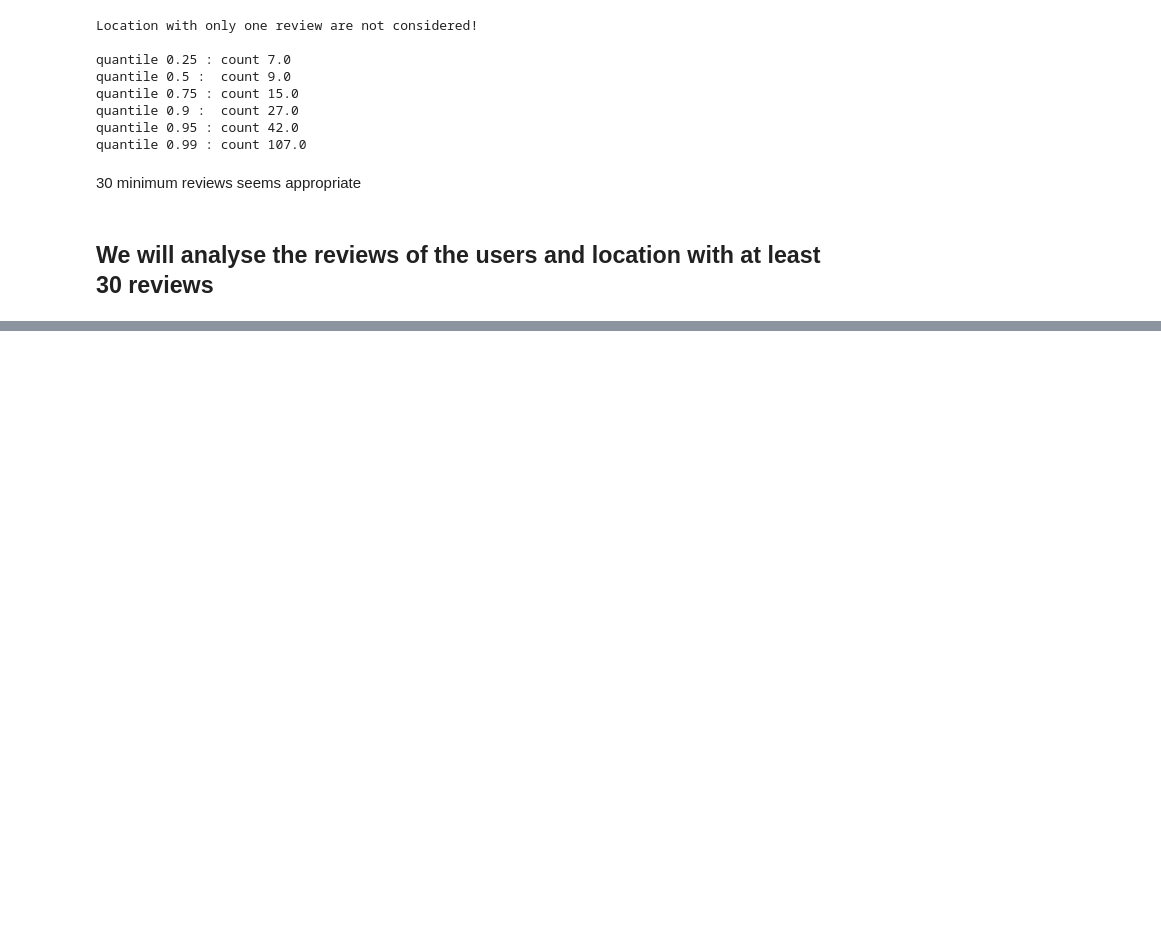
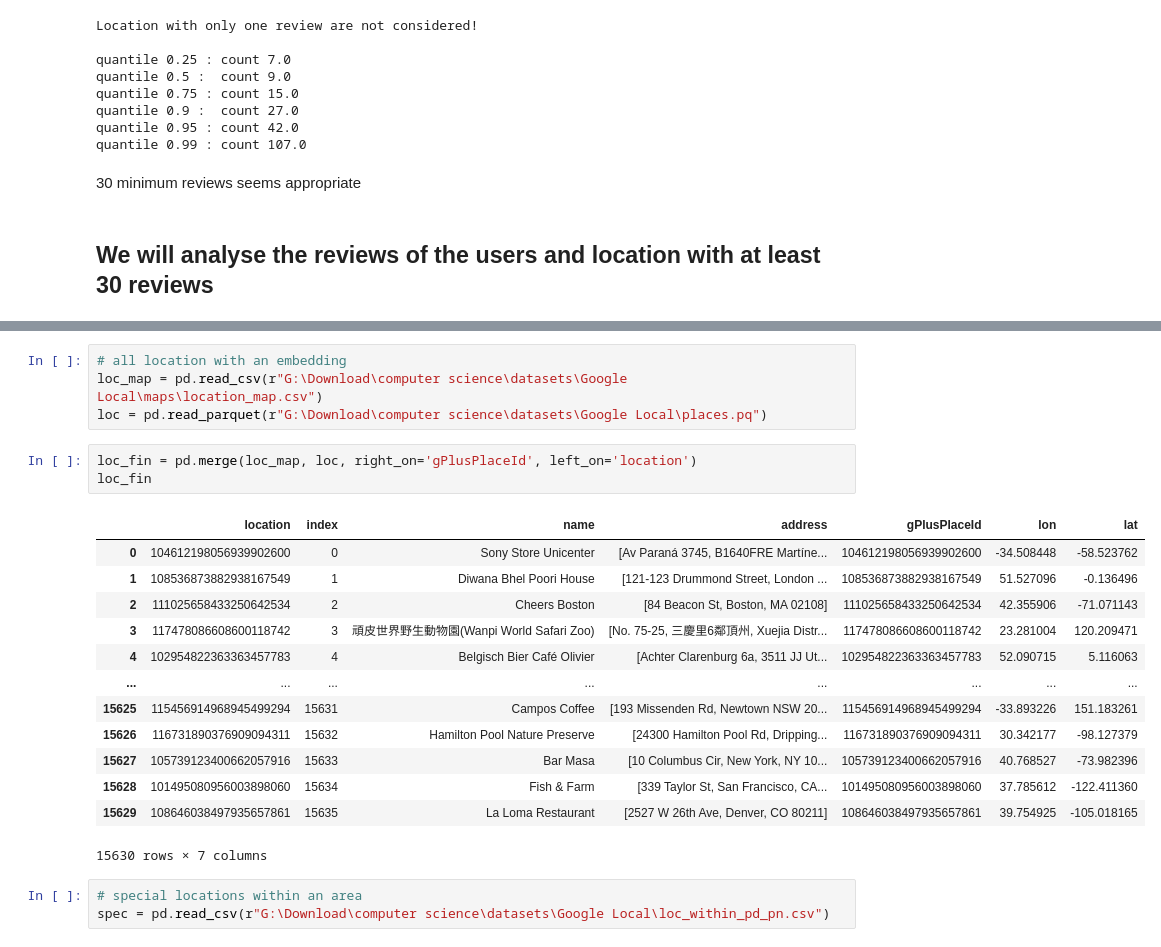
Before and after one commit to LorenzoBoccalon/Embeddings_Pytorch, a Jupyter notebook: exploratory_analysis.ipynb, the cells around one changed output, grey strips where cells are left out. Cells and saved outputs as stored; diff of their text form; blank space fills up the shorter version.

```diff
--- a/exploratory_analysis.ipynb
+++ b/exploratory_analysis.ipynb
@@ -180,0 +241,24 @@ quantile 0.99 : count 107.0
+# %%
+# all location with an embedding
+loc_map = pd.read_csv(r"G:\Download\computer science\datasets\Google Local\maps\location_map.csv")
+loc = pd.read_parquet(r"G:\Download\computer science\datasets\Google Local\places.pq")
+# %%
+loc_fin = pd.merge(loc_map, loc, right_on='gPlusPlaceId', left_on='location')
+loc_fin
+# %% [output]
+|  | location | index | name | address | gPlusPlaceId | lon | lat |
+| 0 | 104612198056939902600 | 0 | Sony Store Unicenter | [Av Paraná 3745, B1640FRE Martíne... | 104612198056939902600 | -34.508448 | -58.523762 |
+| 1 | 108536873882938167549 | 1 | Diwana Bhel Poori House | [121-123 Drummond Street, London ... | 108536873882938167549 | 51.527096 | -0.136496 |
+| 2 | 111025658433250642534 | 2 | Cheers Boston | [84 Beacon St, Boston, MA 02108] | 111025658433250642534 | 42.355906 | -71.071143 |
+| 3 | 117478086608600118742 | 3 | 頑皮世界野生動物園(Wanpi World Safari Zoo) | [No. 75-25, 三慶里6鄰頂州, Xuejia Distr... | 117478086608600118742 | 23.281004 | 120.209471 |
+| 4 | 102954822363363457783 | 4 | Belgisch Bier Café Olivier | [Achter Clarenburg 6a, 3511 JJ Ut... | 102954822363363457783 | 52.090715 | 5.116063 |
+| ... | ... | ... | ... | ... | ... | ... | ... |
+| 15625 | 115456914968945499294 | 15631 | Campos Coffee | [193 Missenden Rd, Newtown NSW 20... | 115456914968945499294 | -33.893226 | 151.183261 |
+| 15626 | 116731890376909094311 | 15632 | Hamilton Pool Nature Preserve | [24300 Hamilton Pool Rd, Dripping... | 116731890376909094311 | 30.342177 | -98.127379 |
+| 15627 | 105739123400662057916 | 15633 | Bar Masa | [10 Columbus Cir, New York, NY 10... | 105739123400662057916 | 40.768527 | -73.982396 |
+| 15628 | 101495080956003898060 | 15634 | Fish & Farm | [339 Taylor St, San Francisco, CA... | 101495080956003898060 | 37.785612 | -122.411360 |
+| 15629 | 108646038497935657861 | 15635 | La Loma Restaurant | [2527 W 26th Ave, Denver, CO 80211] | 108646038497935657861 | 39.754925 | -105.018165 |
+15630 rows × 7 columns
+# %%
+# special locations within an area
+spec = pd.read_csv(r"G:\Download\computer science\datasets\Google Local\loc_within_pd_pn.csv")
```
Also changed, not shown: parts of 10 cells of this notebook.
